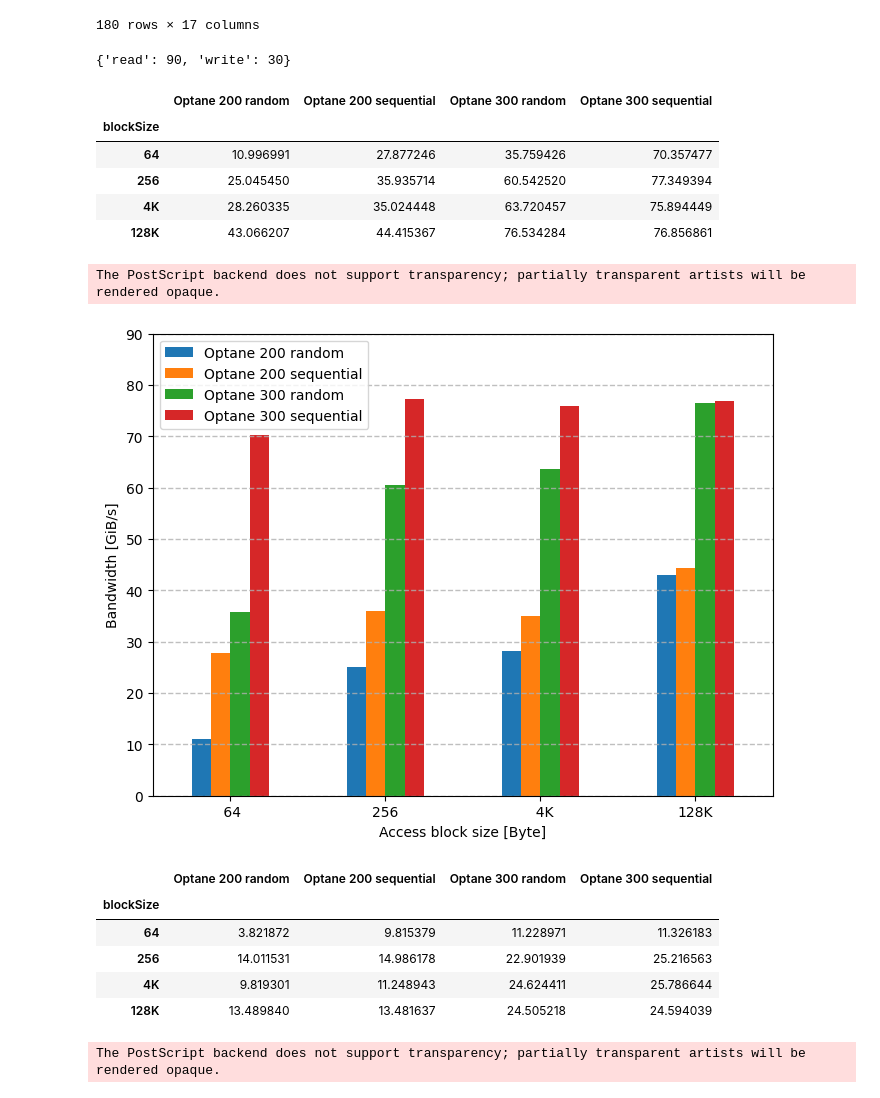
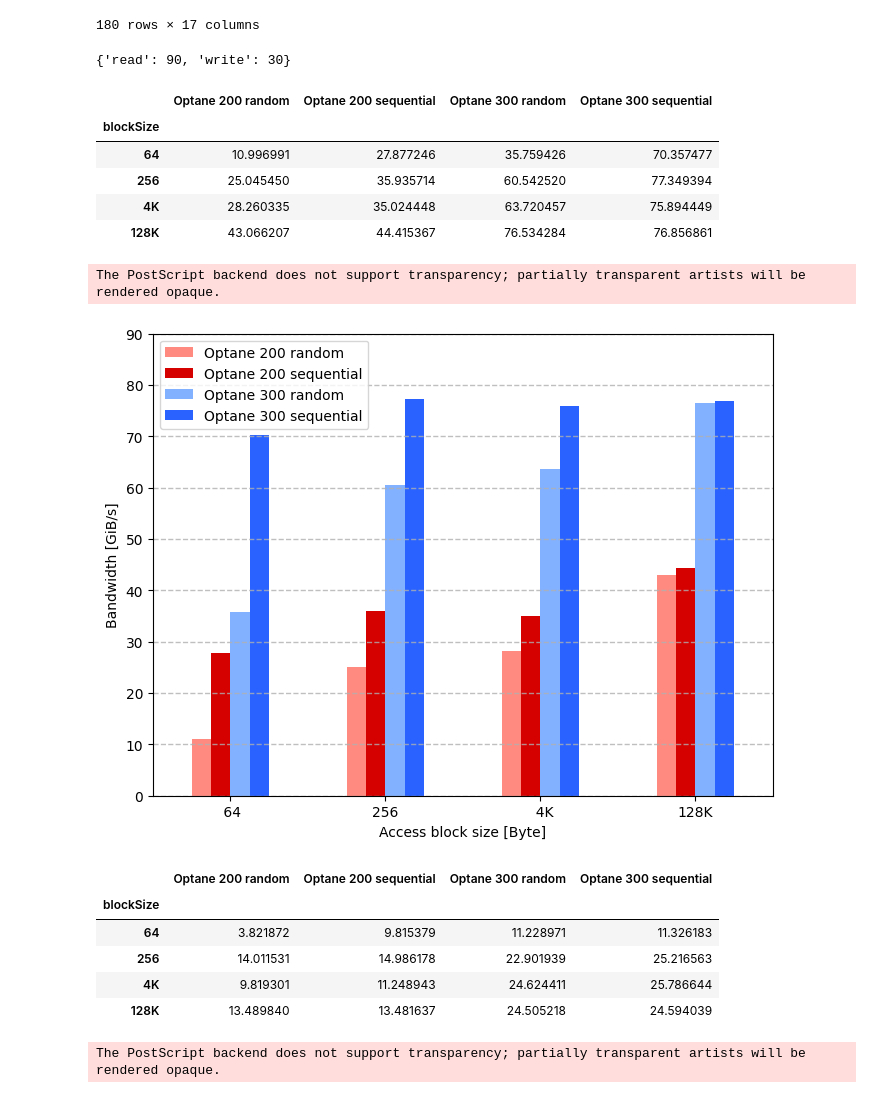
Before and after one commit to range3/pmembench, a Jupyter notebook: eval/plot/pmem2bench.ipynb, the cells around one changed output. Drawn from its saved outputs; the diff is of its cells as text; code cells hidden in the pictures.

Commit message:
Update figures

```diff
--- a/eval/plot/pmem2bench.ipynb
+++ b/eval/plot/pmem2bench.ipynb
@@ -24,9 +24,9 @@ def pretty_fmt(num, suffix="B"):
 FIG_DIR = Path(f'../fig/{BENCHMARK}').resolve()
 FIG_DIR.mkdir(parents=True, exist_ok=True)
 def save(fig, name):
-    # for ext in ('png', 'eps'):
-    #     fig.savefig(FIG_DIR / f'{name}.{ext}', bbox_inches = 'tight')
-    pass
+    for ext in ('png', 'eps'):
+        fig.savefig(FIG_DIR / f'{name}.{ext}', bbox_inches = 'tight')
+    # pass
 # %%
 !pwd
 # %% [output]
@@ -138,7 +138,7 @@ for idx, df_sub in df.query("platform == 'pegasus' and source == 'devdax'").grou
         ylabel="Bandwidth [GiB/s]",
         ylim=[0, ymax[idx[2]]],
         style=".-",
-        legend=False,
+        legend=idx[2] == "write",
     )
     if idx[2] == "read":
         store_type = ""
@@ -303,8 +303,16 @@ print(ymax)
 
 platform_list = ["chris90", "pegasus"]
 blocksize_list = [64, 256, 4*1024, 128*1024]
+# blocksize_list = [2**x for x in range(6, 21)]
 
 df = df.loc[df.blockSize.isin(blocksize_list)]
+
+color_list = [
+    "#ff8a80",
+    "#d50000",
+    "#82b1ff",
+    "#2962ff",
+]
 
 for accessType in ["read", "write"]:
     df_plot = pd.concat([
@@ -319,35 +327,36 @@ for accessType in ["read", "write"]:
 
     fig = plt.figure(figsize=(8, 6), dpi=100)
     fig.patch.set_alpha(1)
 
     ax = df_plot.plot(
         kind="bar",
         ax=fig.add_subplot(),
         rot=0,
         xlabel="Access block size [Byte]",
         ylabel="Bandwidth [GiB/s]",
         ylim=[0, ymax[accessType]],
-        style=".-"
+        style=".-",
+        color=color_list,
     )
 
     # ax.set_title(f"Devdax {accessType.capitalize()} {'( nt-store )' if accessType == 'write' else ''}")
     # ax.set_xscale("log", base=2)
     # ax.set_xticks(df_plot.index, [pretty_fmt(x, suffix="") for x in df_plot.index])
     ax.grid(which = "major", axis = "y", alpha = 0.8, linestyle = "--", linewidth = 1)
 
     fig.show()
     save(fig, f"pmembench-comp-devdax-{accessType}")
     plt.show()
 # %% [output]
 {'read': 90, 'write': 30}
 |  | Optane 200 random | Optane 200 sequential | Optane 300 random | Optane 300 sequential |
 | blockSize |  |  |  |  |
 | 64 | 10.996991 | 27.877246 | 35.759426 | 70.357477 |
 | 256 | 25.045450 | 35.935714 | 60.542520 | 77.349394 |
 | 4K | 28.260335 | 35.024448 | 63.720457 | 75.894449 |
 | 128K | 43.066207 | 44.415367 | 76.534284 | 76.856861 |
 The PostScript backend does not support transparency; partially transparent artists will be rendered opaque.
-[figure, old version]
+[figure, new version]
 |  | Optane 200 random | Optane 200 sequential | Optane 300 random | Optane 300 sequential |
 | blockSize |  |  |  |  |
 | 64 | 3.821872 | 9.815379 | 11.228971 | 11.326183 |
```
Also changed, not shown: parts of 2 cells of this notebook, 14 other files.
